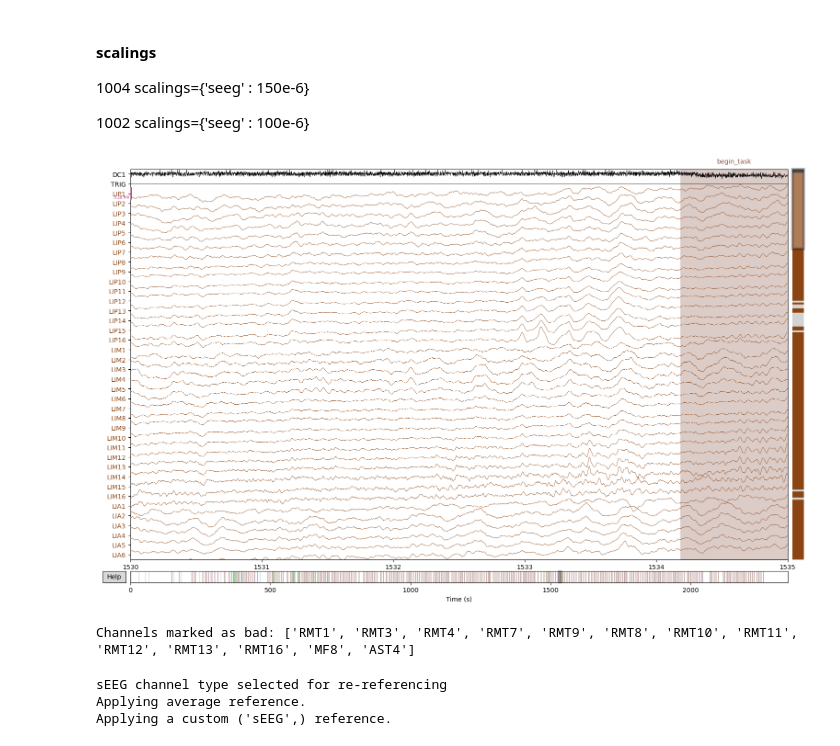
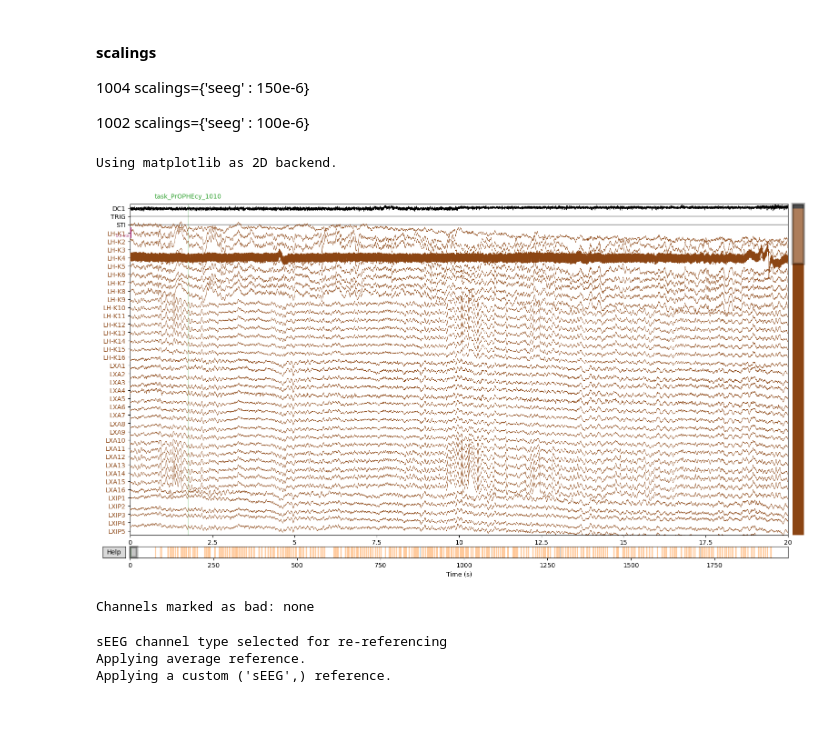
Before and after one commit to piepy-tools/piepy, a Jupyter notebook: tutorials/0.5-Preprocessing(STEP0.5).ipynb, the cells around one changed output. Drawn from its saved outputs; the diff is of its cells as text; code cells hidden in the pictures; blank space fills up the shorter version.

```diff
--- a/tutorials/0.5-Preprocessing(STEP0.5).ipynb
+++ b/tutorials/0.5-Preprocessing(STEP0.5).ipynb
@@ -78,4 +82,5 @@ Use manually-annotated data and secondary audio channel (DC1) to get precise ons
 # %%
 # import annotated file
-raw_annot = mne.io.read_raw_fif('FIF_dat/complete/1004_events_artifacts_raw.fif', preload=True)
+raw_annot = mne.io.read_raw_fif('/Volumes/VLABB/UCSD_iEEG/projects/PrOPHECy/1010/1010_events_raw.fif',
+                                preload=True)
 # %% [output]
@@ -98,9 +111,10 @@ scalings={'seeg' : 150e-6}
 scalings={'seeg' : 100e-6}
 # %%
 # plot
-scalings={'seeg' : 140e-6}
-raw_annot.plot(scalings=scalings, n_channels=40, clipping=None, start=1530, duration=5.0)
+scalings={'seeg' : 100e-6}
+raw_annot.plot(scalings=scalings, n_channels=40, clipping=None, start=0.0, duration=20.0)
 # %% [output]
+Using matplotlib as 2D backend.
-[figure, old version]
+[figure, new version]
-Channels marked as bad: ['RMT1', 'RMT3', 'RMT4', 'RMT7', 'RMT9', 'RMT8', 'RMT10', 'RMT11', 'RMT12', 'RMT13', 'RMT16', 'MF8', 'AST4']
+Channels marked as bad: none
 # %%
```
Also changed, not shown: parts of 27 cells of this notebook, 3 other files.
